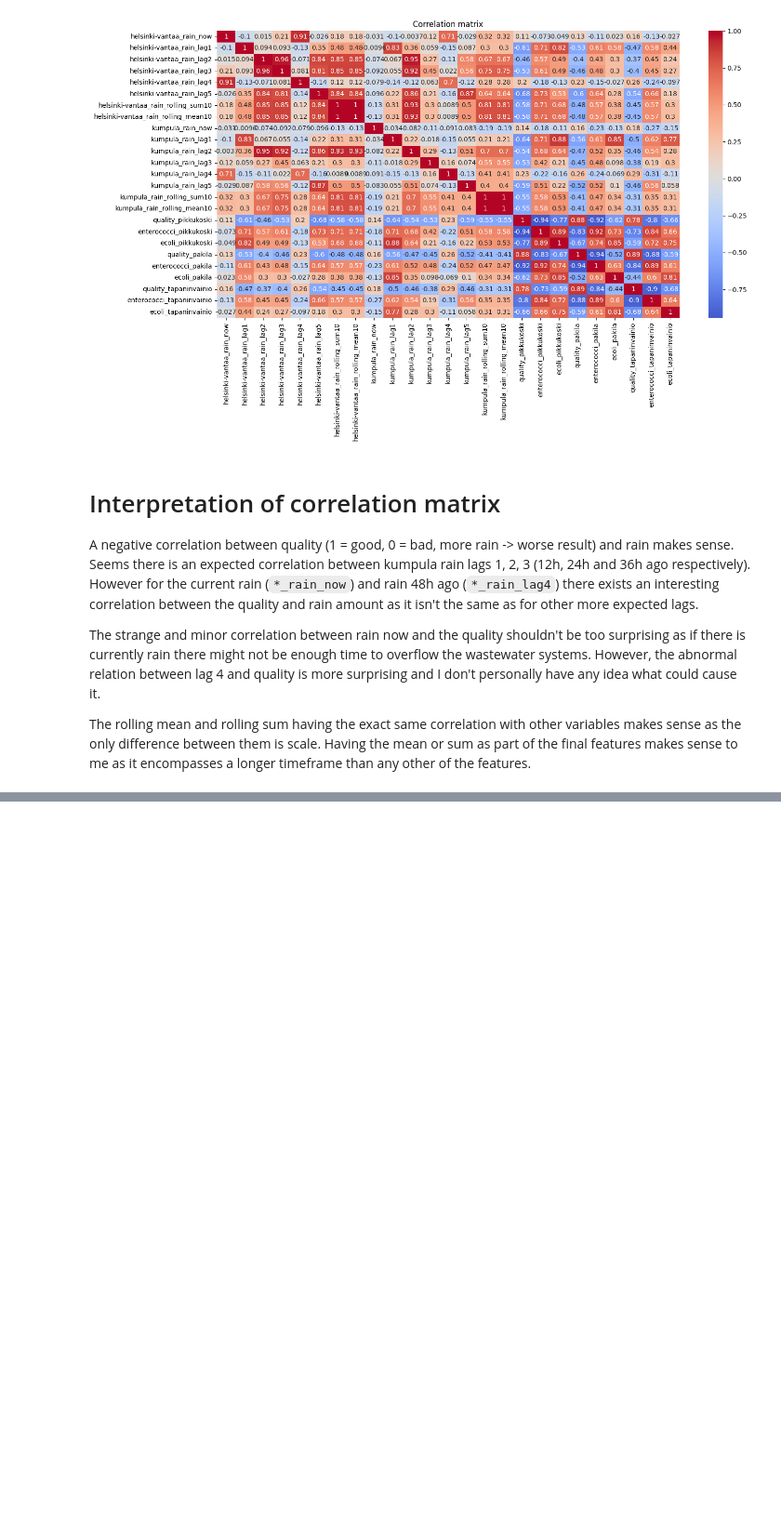
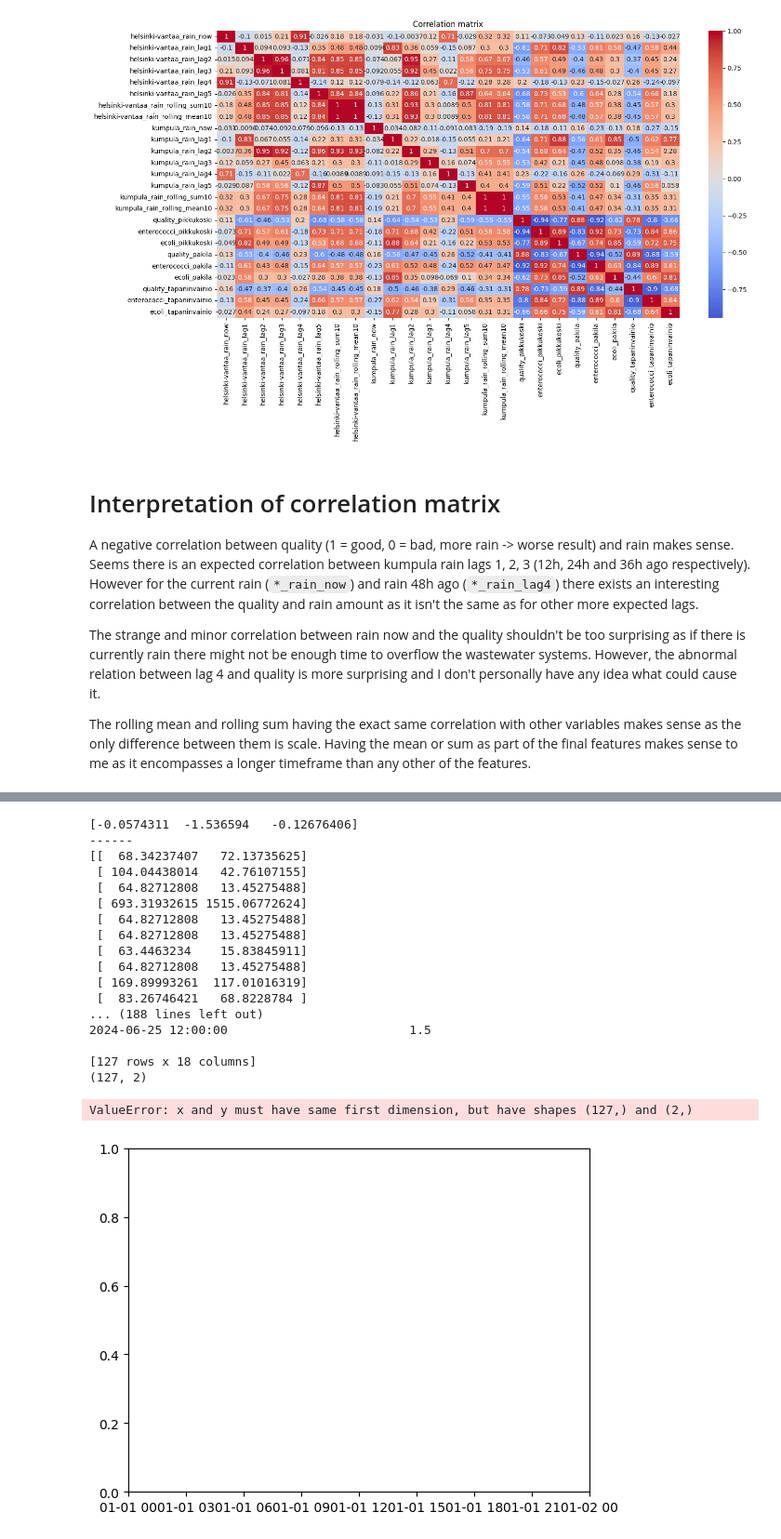
Before and after one commit to shaiggon/pikkukoski-analysis, a Jupyter notebook: notebooks/model_exploration.ipynb, the cells around one changed output, grey strips where cells are left out. Shown at 93% size. Saved outputs shown, nothing was run; the diff lists cells and outputs as text; code cells hidden in the pictures; blank space fills up the shorter version.

Commit message:
Make predictions for a whole summer

```diff
--- a/notebooks/model_exploration.ipynb
+++ b/notebooks/model_exploration.ipynb
@@ -198,0 +205,55 @@ try_shorter_resampling_for_rain()
+# %%
+def model_for_pikkukoski():
+  weather_files, _ = get_filenames()
+  measurement_files = get_measurement_files_pikkukoski()
+
+  X, Y = load_dataset(weather_files, measurement_files, "6h", 10, 20)
+
+  # Build a correlation matrix of features
+  # df = pd.merge(X, Y, on="date")
+  lag_features = [col for col in X if any(l in col for l in [f"lag{x}" for x in range(1, 7)])]
+  other_features = [col for col in X if "now" in col or"sum" in col]
+  features = lag_features + other_features
+  X = X[features]
+
+  print(cross_val_score(Lasso(alpha=15.0), X[features], Y[["enterococci_pikkukoski", "ecoli_pikkukoski"]], cv=3))
+
+  model = Lasso(alpha=15.0)
+
+  model.fit(X[features], Y[["enterococci_pikkukoski", "ecoli_pikkukoski"]])
+  print("------")
+  print(model.predict(X[features]))
+  print(Y[["enterococci_pikkukoski", "ecoli_pikkukoski"]].values)
+
+  X_all = load_features_for_rain(get_weather_file_names_for_year("2024"), "6h", 10, 20)
+  X_all = X_all[features]
+  X_all.fillna(0, inplace=True)
+  print(X_all)
+  predicted = model.predict(X_all)
+  print(predicted.shape)
+  plt.plot(X_all.index, predicted[0], label="enterococci predicted")
+  #plt.plot(X_all.index, , label="ecoli predicted")
+  plt.plot(X_all.index, X_all["kumpula_rain_now"], label="ecoli")
+  plt.show()
+# %%
+model_for_pikkukoski()
+# %% [output]
+[-0.0574311  -1.536594   -0.12676406]
+------
+[[  68.34237407   72.13735625]
+ [ 104.04438014   42.76107155]
+ [  64.82712808   13.45275488]
+ [ 693.31932615 1515.06772624]
+ [  64.82712808   13.45275488]
+ [  64.82712808   13.45275488]
+ [  63.4463234    15.83845911]
+ [  64.82712808   13.45275488]
+ [ 169.89993261  117.01016319]
+ [  83.26746421   68.8228784 ]
+... (188 lines left out)
+2024-06-25 12:00:00                         1.5
+
+[127 rows x 18 columns]
+(127, 2)
+ValueError: x and y must have same first dimension, but have shapes (127,) and (2,)
+[figure, added]
```
Also changed, not shown: parts of 5 cells of this notebook, 1 other file.
